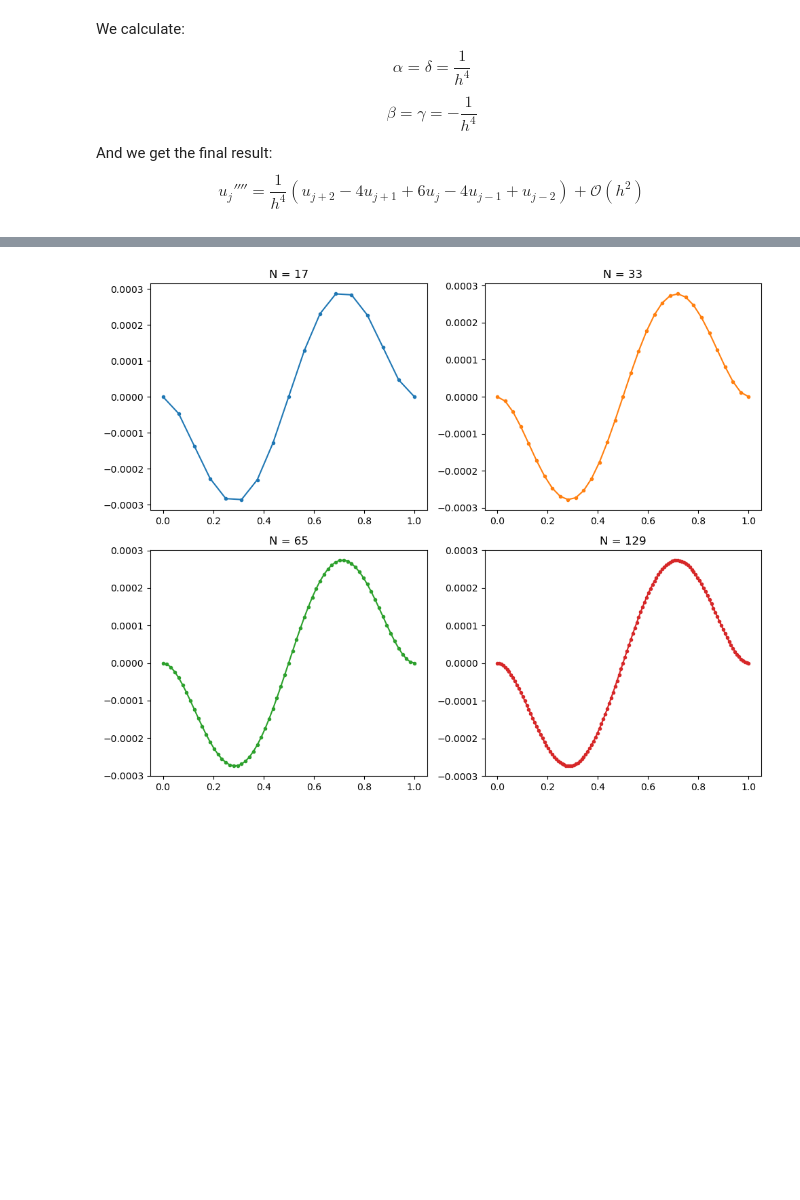
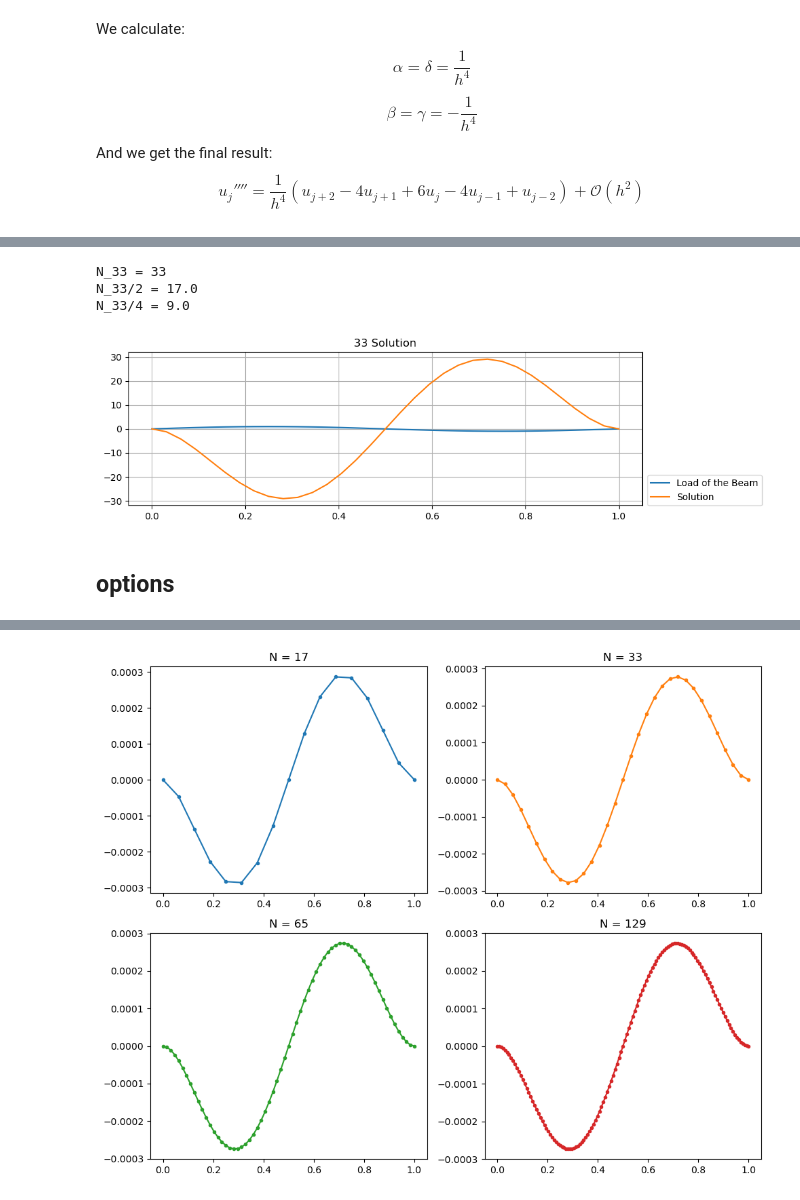
Before and after one commit to markotacer/pypinm, a Jupyter notebook: Twente/Numerical methods/Asisignment_1/main.ipynb, the cells around one changed output, grey strips where cells are left out. Drawn from its saved outputs; the diff is of its cells as text; code cells hidden in the pictures; blank space fills up the shorter version.

```diff
--- a/Twente/Numerical methods/Asisignment_1/main.ipynb
+++ b/Twente/Numerical methods/Asisignment_1/main.ipynb
@@ -74,0 +177,40 @@ On the right (in point $u_{N-1}$) we get
+# %%
+## 33
+N_33 = 33
+x_33 = np.linspace(0, 1, N_33)
+u_33 = np.zeros(N_33)
+
+h_33 = 1 / (N_33 - 1)
+A_33 = np.zeros((N_33, N_33))
+A_33[0, 0] = 1
+A_33[-1, -1] = 1
+for i in range(2, N_33 - 2):
+    A_33[i, i-2:i+3] = [1, -4, 6, -4, 1]
+for i in [2]:
+    A_33[1, i - 2:i + 3] = [-4, 7, -4, 1, 0]
+    A_33[-2, -5:] = [0, 1, -4, 7, -4]
+
+
+f_33 = np.zeros(N_33)
+for i in range(len(f_33)):
+    f_33[i] = np.sin(2 * np.pi * i * h_33)
+
+u_33 = np.linalg.solve(A_33, -f_33)
+fig, ax = plt.subplots(figsize=(10, 3))
+ax.plot(x_33, f_33, 'C0', label='Load of the Beam');
+ax.fill_between(x_33, f_33, alpha=0.2);
+ax.plot(x_33, u_33/10, 'C1', label='Solution');
+ax.grid()
+ax.legend(loc=(1.01, 0));
+ax.set_title('33 Solution');
+
+print(f'N_33 = {N_33}')
+print(f'N_33/2 = {(N_33+1)/2}')
+print(f'N_33/4 = {((N_33+1)/2+1)/2}')
+# %% [output]
+N_33 = 33
+N_33/2 = 17.0
+N_33/4 = 9.0
+[figure, added]
+# %% [markdown]
+## options
```
Also changed, not shown: parts of 37 cells of this notebook, 6 other files.
